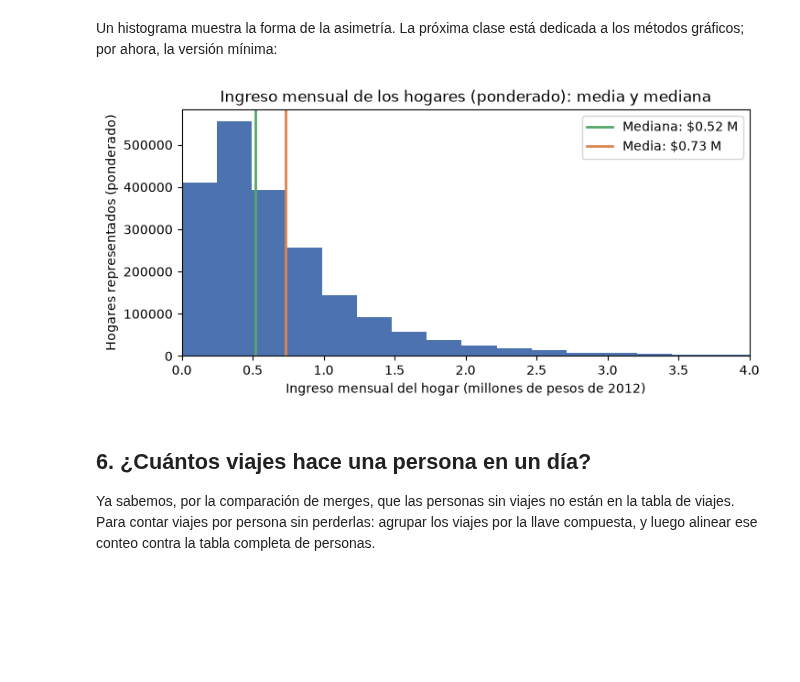
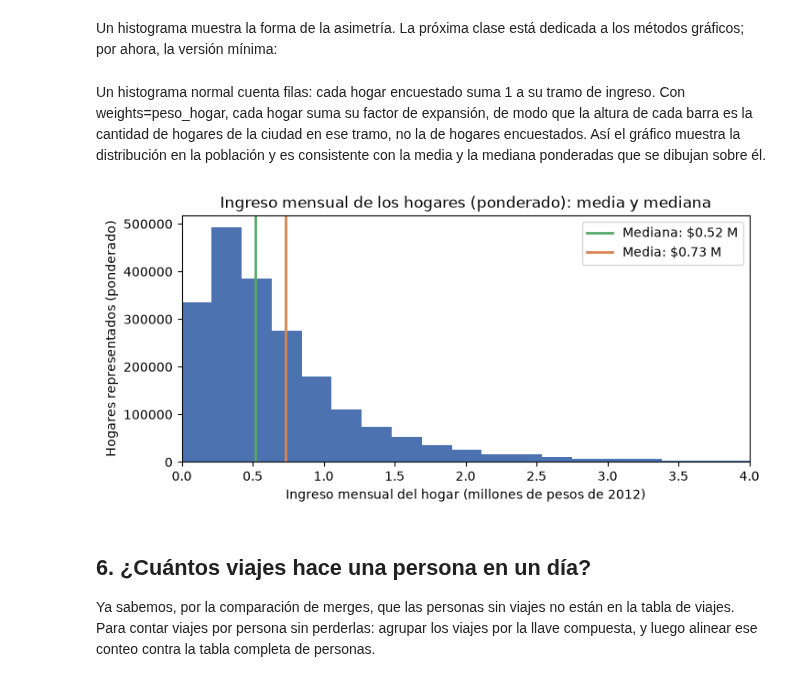
Before and after one commit to daniopitz/cienciadatos, a Jupyter notebook: 02_pandas_eda.ipynb, the cells around one changed output. Saved outputs shown, nothing was run; the diff lists cells and outputs as text; code cells hidden in the pictures; blank space fills up the shorter version.

```diff
--- a/02_pandas_eda.ipynb
+++ b/02_pandas_eda.ipynb
@@ -496,19 +552,22 @@ dtype: float64
 # %% [markdown]
 Un histograma muestra la forma de la asimetría. La próxima clase está dedicada a los
 métodos gráficos; por ahora, la versión mínima:
+# %% [markdown]
+Un histograma normal cuenta filas: cada hogar encuestado suma 1 a su tramo de ingreso. Con weights=peso_hogar, cada hogar suma su factor de expansión, de modo que la altura de cada barra es la cantidad de hogares de la ciudad en ese tramo, no la de hogares encuestados. Así el gráfico muestra la distribución en la población y es consistente con la media y la mediana ponderadas que se dibujan sobre él.
 # %%
 fig, ax = plt.subplots(figsize=(8, 3.5))
-ax.hist(ingreso / 1e6, bins=60, weights=peso_hogar, color="#4C72B0")
+#graficvo histogramas
+ax.hist(ingreso / 1e6, bins=70, weights=peso_hogar, color="#4C72B0")
 ax.axvline(mediana / 1e6, color="#55A868", linewidth=2, label=f"Mediana: ${mediana/1e6:.2f} M")
 ax.axvline(media / 1e6, color="#DD8452", linewidth=2, label=f"Media: ${media/1e6:.2f} M")
 ax.set_xlim(0, 4)
 ax.set_xlabel("Ingreso mensual del hogar (millones de pesos de 2012)")
 ax.set_ylabel("Hogares representados (ponderado)")
 ax.set_title("Ingreso mensual de los hogares (ponderado): media y mediana")
 ax.legend()
 plt.show()
 # %% [output]
-[figure, old version]
+[figure, new version]
 # %% [markdown]
 ## 6. ¿Cuántos viajes hace una persona en un día?
 
```
Also changed, not shown: parts of 50 cells of this notebook.
